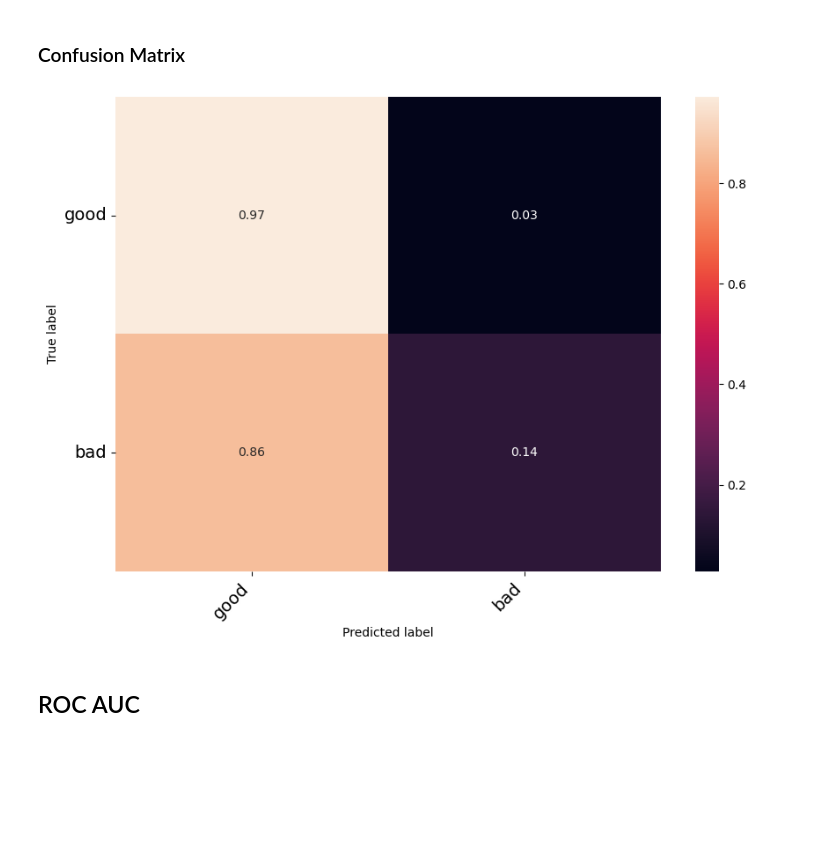
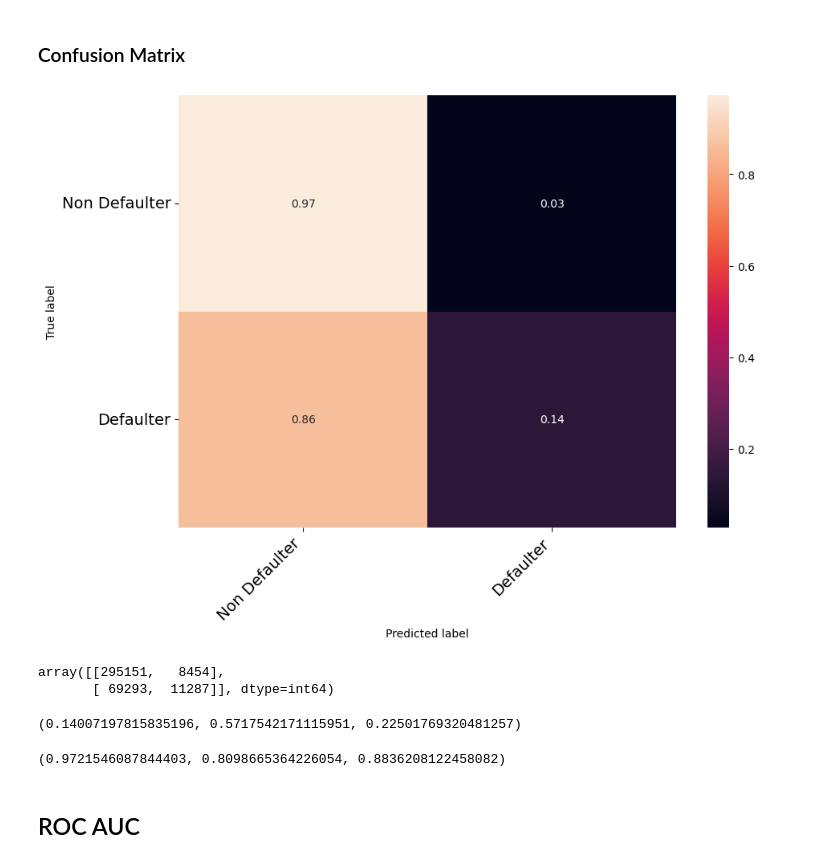
Before and after one commit to preetmodi/Credit-Risk-Analytics, a Jupyter notebook: XGB.ipynb, the cells around one changed output. Drawn from its saved outputs; the diff is of its cells as text; code cells hidden in the pictures; blank space fills up the shorter version.

```diff
--- a/XGB.ipynb
+++ b/XGB.ipynb
@@ -233,7 +253,7 @@ clf = Pipeline(
 )
 
 # Train the XGB.
-clf.fit(train_noWoE.drop(columns='Default'), # X
+clf.fit(train_noWoE.drop(columns=['Default', 'id']), # X
                   train_noWoE['Default']    # y
                   )
 # %% [output]
@@ -265,0 +282,6 @@ XGB_lendingclub.save_model('model/xgboost.json')
+# %%
+with open('model/XGB_pipe.pkl', 'wb') as fp:
+    pickle.dump(clf, fp)
+# %%
+with open('model/XGB_pipe.pkl', 'rb') as fp:
+    clf = pickle.load(fp)
@@ -283,7 +325,7 @@ sns.despine(left=True, bottom=True)
 # %% [markdown]
 ### Confusion Matrix
 # %%
-test_noWoE = test_noWoE.drop(['earliest_cr_line'], axis=1)
+test_noWoE = test_noWoE.drop(['earliest_cr_line','id'], axis=1)
 # %%
 # Calculate probability
 XGBClassTest = clf.predict(test_noWoE.drop(columns="Default"))
@@ -294,36 +336,56 @@ xg_probs_test = xg_probs_test[:, 1]
 confusion_matrix_xgb = confusion_matrix(y_true = test_noWoE['Default'],
                     y_pred = XGBClassTest)
 
 # Turn matrix to percentages
-confusion_matrix_xgb = confusion_matrix_xgb.astype('float') / confusion_matrix_xgb.sum(axis=1)[:, np.newaxis]
+confusion_matrix_xgb_pc = confusion_matrix_xgb.astype('float') / confusion_matrix_xgb.sum(axis=1)[:, np.newaxis]
 
 # Turn to dataframe
 df_cm = pd.DataFrame(
-        confusion_matrix_xgb, index=['good', 'bad'], columns=['good', 'bad'],
+        confusion_matrix_xgb_pc, index=['Non Defaulter', 'Defaulter'], columns=['Non Defaulter', 'Defaulter'],
 )
 
 # Parameters of the image
 figsize = (10,7)
 fontsize=14
 
 # Create image
 fig = plt.figure(figsize=figsize)
 heatmap = sns.heatmap(df_cm, annot=True, fmt='.2f')
 
 # Make it nicer
 heatmap.yaxis.set_ticklabels(heatmap.yaxis.get_ticklabels(), rotation=0,
                              ha='right', fontsize=fontsize)
 heatmap.xaxis.set_ticklabels(heatmap.xaxis.get_ticklabels(), rotation=45,
                              ha='right', fontsize=fontsize)
 
 # Add labels
 plt.ylabel('True label')
 plt.xlabel('Predicted label')
 
 # Plot!
 plt.show()
 # %% [output]
-[figure, old version]
+[figure, new version]
+# %%
+confusion_matrix_xgb
+# %% [output]
+array([[295151,   8454],
+       [ 69293,  11287]], dtype=int64)
+# %%
+recall = 11287/(69293+11287)
+precision = 11287/(11287+8454)
+f1 = 2*precision*recall/(precision+recall)
+recall, precision, f1
+# %% [output]
+(0.14007197815835196, 0.5717542171115951, 0.22501769320481257)
+# %%
+recall = confusion_matrix_xgb[0,0]/confusion_matrix_xgb[0].sum()
+precision = confusion_matrix_xgb[0,0]/confusion_matrix_xgb[:,0].sum()
+
+f1 = 2*precision*recall/(precision+recall)
+recall, precision, f1
+# %% [output]
+(0.9721546087844403, 0.8098665364226054, 0.8836208122458082)
 # %% [markdown]
 ## ROC AUC
 # %%
```
Also changed, not shown: parts of 13 cells of this notebook, 5 other files.
